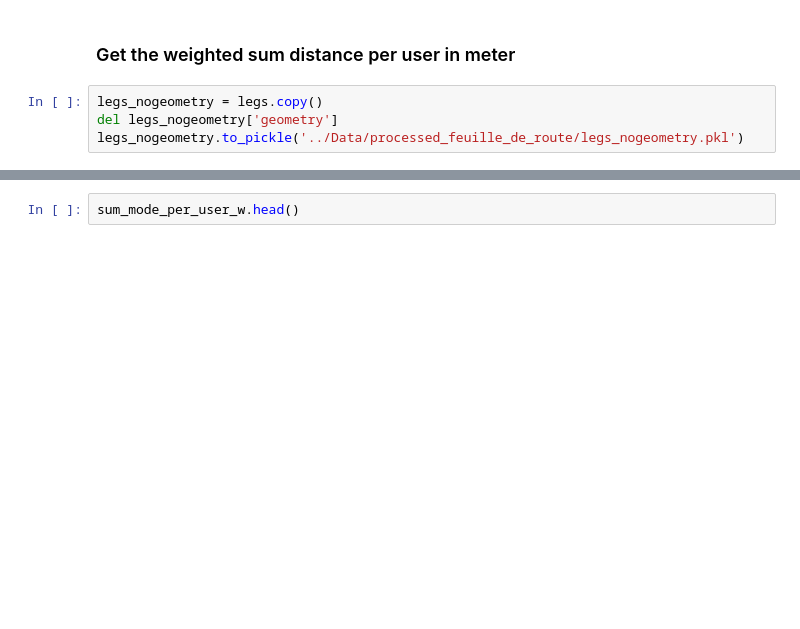
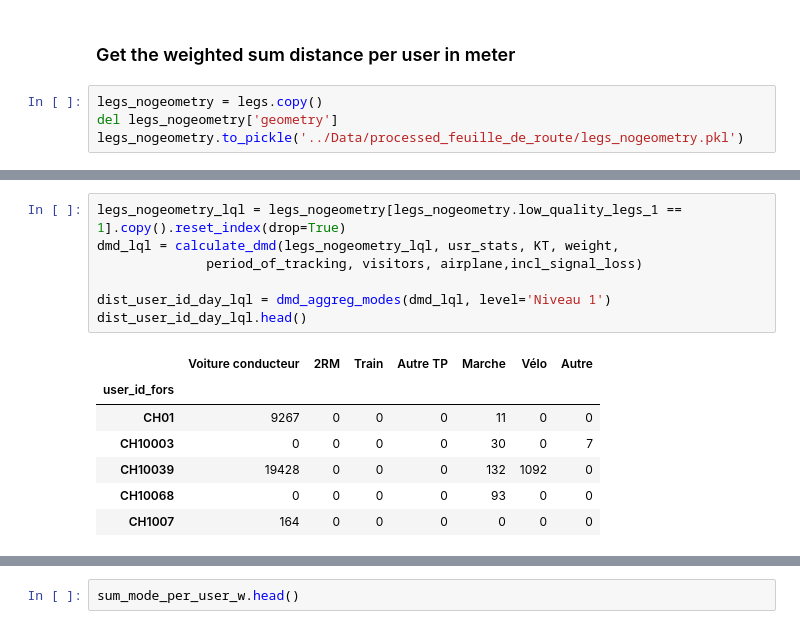
Before and after one commit to meschultheiss/Feuille-de-route-GPS, a Jupyter notebook: Notebooks/module1_v4.ipynb, the cells around one changed output, grey strips where cells are left out. Drawn from its saved outputs; the diff is of its cells as text; blank space fills up the shorter version.

```diff
--- a/Notebooks/module1_v4.ipynb
+++ b/Notebooks/module1_v4.ipynb
@@ -470,0 +468,15 @@ dmd.head(10)
+# %%
+legs_nogeometry_lql = legs_nogeometry[legs_nogeometry.low_quality_legs_1 == 1].copy().reset_index(drop=True)
+dmd_lql = calculate_dmd(legs_nogeometry_lql, usr_stats, KT, weight,
+              period_of_tracking, visitors, airplane,incl_signal_loss)
+
+dist_user_id_day_lql = dmd_aggreg_modes(dmd_lql, level='Niveau 1')
+dist_user_id_day_lql.head()
+# %% [output]
+|  | Voiture conducteur | 2RM | Train | Autre TP | Marche | Vélo | Autre |
+| user_id_fors |  |  |  |  |  |  |  |
+| CH01 | 9267 | 0 | 0 | 0 | 11 | 0 | 0 |
+| CH10003 | 0 | 0 | 0 | 0 | 30 | 0 | 7 |
+| CH10039 | 19428 | 0 | 0 | 0 | 132 | 1092 | 0 |
+| CH10068 | 0 | 0 | 0 | 0 | 93 | 0 | 0 |
+| CH1007 | 164 | 0 | 0 | 0 | 0 | 0 | 0 |
```
Also changed, not shown: parts of 11 cells of this notebook, 2 other files.
